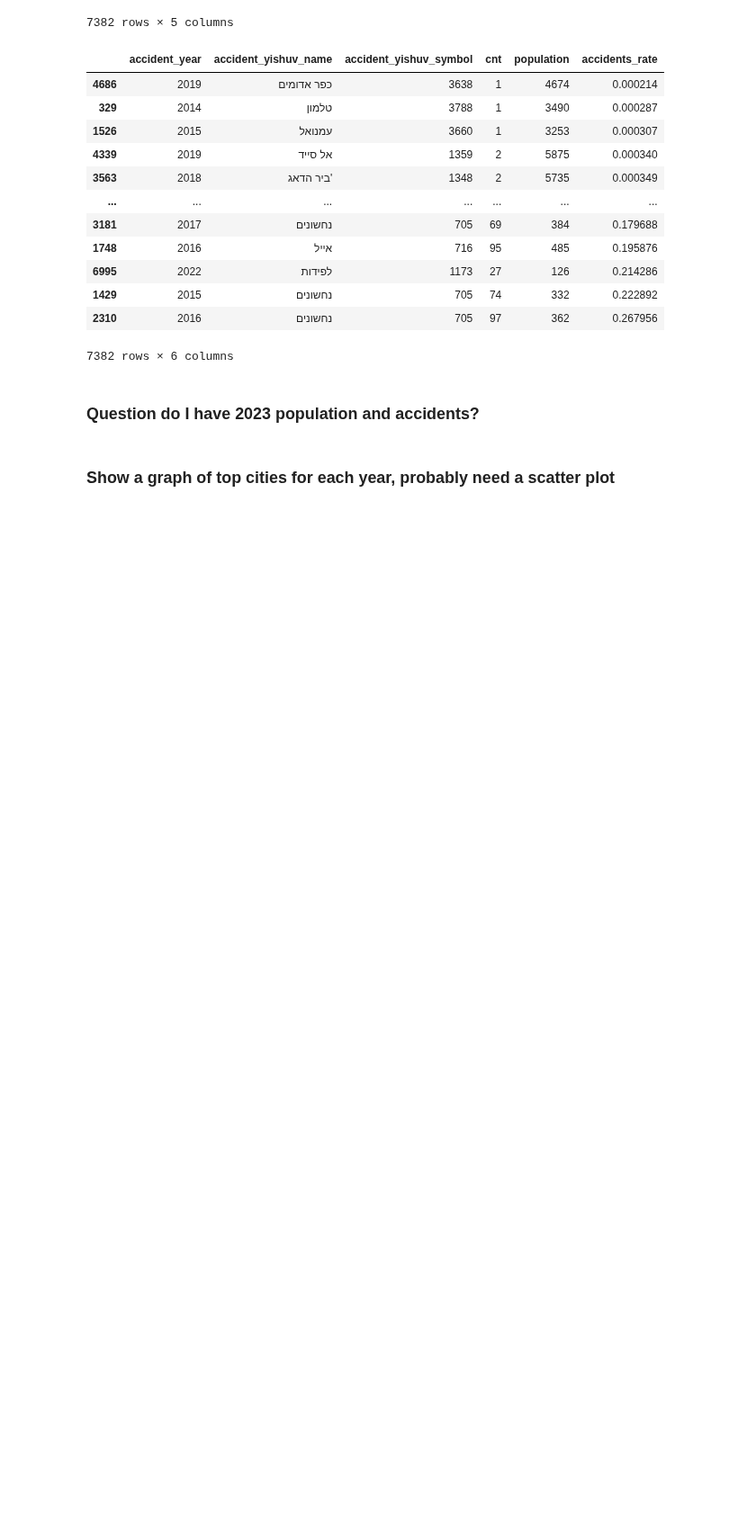
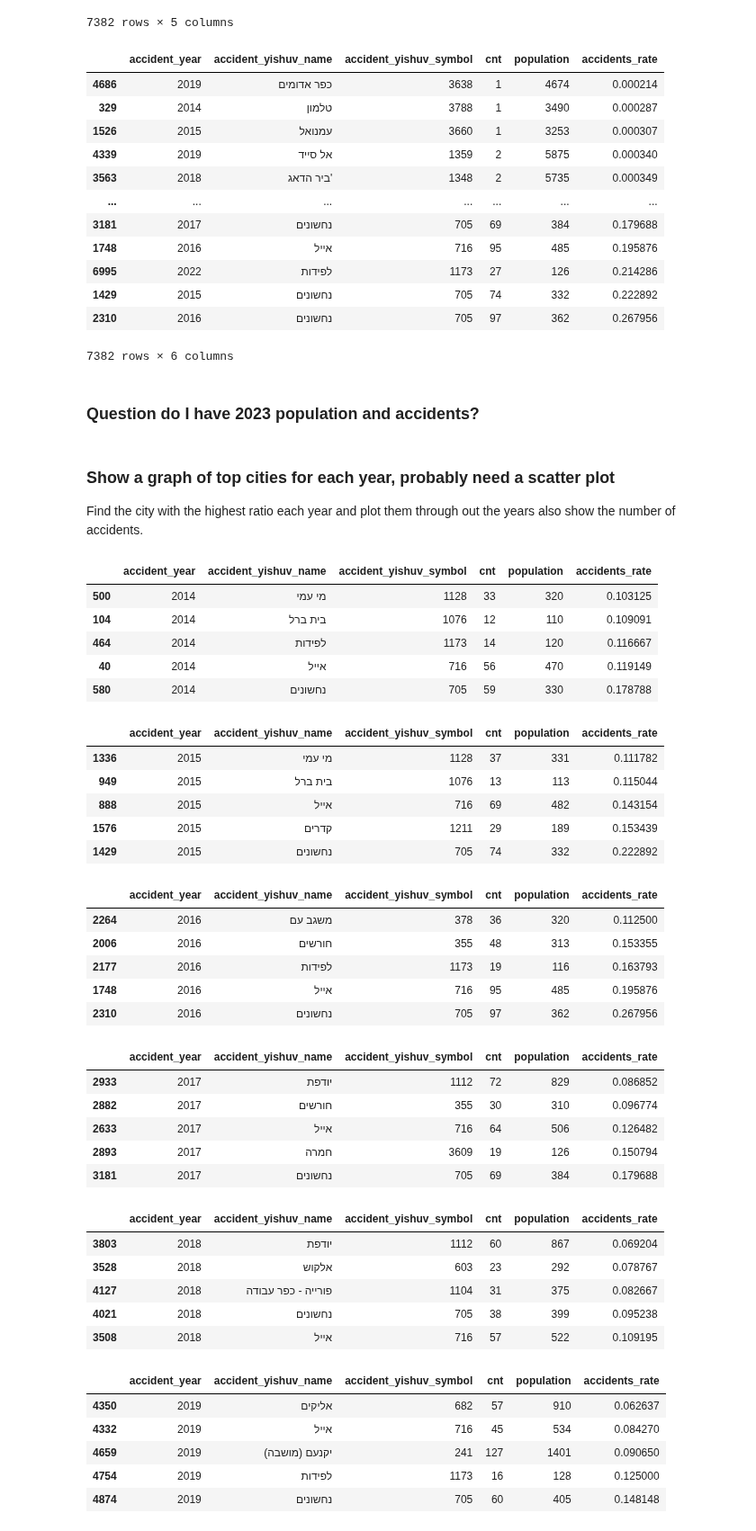
Before and after one commit to tryko/anyway, a Jupyter notebook: EDA_all_cities.ipynb, the cells around one changed output. Shown at 90% size. Saved outputs shown, nothing was run; the diff lists cells and outputs as text; code cells hidden in the pictures; blank space fills up the shorter version.

```diff
--- a/EDA_all_cities.ipynb
+++ b/EDA_all_cities.ipynb
@@ -412,3 +450,50 @@ fig.show()
 ### Question do I have 2023 population and accidents?
 # %% [markdown]
 ### Show a graph of top cities for each year, probably need a scatter plot
+
+Find the city with the highest ratio each year and plot them through out the years also show the number of accidents.
+# %%
+# get top city ratio for each year.
+
+top_cities_by_ratio = []
+for year in [2014,2015,2016,2017, 2018, 2019, 2020, 2021, 2022]:
+    # yishuv_name = imh_year_cnt_pop[imh_year_cnt_pop.accident_year == year].sort_values(by='accidents_rate').tail(1).accident_yishuv_name.values[0]
+    # yishuv_name = imh_year_cnt_pop[imh_year_cnt_pop.accident_year == year].sort_values(by='accidents_rate').tail(1).cnt.values[0]
+    display(imh_year_cnt_pop[imh_year_cnt_pop.accident_year == year].sort_values(by='accidents_rate').tail(5))
+# %% [output]
+|  | accident_year | accident_yishuv_name | accident_yishuv_symbol | cnt | population | accidents_rate |
+| 500 | 2014 | מי עמי | 1128 | 33 | 320 | 0.103125 |
+| 104 | 2014 | בית ברל | 1076 | 12 | 110 | 0.109091 |
+| 464 | 2014 | לפידות | 1173 | 14 | 120 | 0.116667 |
+| 40 | 2014 | אייל | 716 | 56 | 470 | 0.119149 |
+| 580 | 2014 | נחשונים | 705 | 59 | 330 | 0.178788 |
+|  | accident_year | accident_yishuv_name | accident_yishuv_symbol | cnt | population | accidents_rate |
+| 1336 | 2015 | מי עמי | 1128 | 37 | 331 | 0.111782 |
+| 949 | 2015 | בית ברל | 1076 | 13 | 113 | 0.115044 |
+| 888 | 2015 | אייל | 716 | 69 | 482 | 0.143154 |
+| 1576 | 2015 | קדרים | 1211 | 29 | 189 | 0.153439 |
+| 1429 | 2015 | נחשונים | 705 | 74 | 332 | 0.222892 |
+|  | accident_year | accident_yishuv_name | accident_yishuv_symbol | cnt | population | accidents_rate |
+| 2264 | 2016 | משגב עם | 378 | 36 | 320 | 0.112500 |
+| 2006 | 2016 | חורשים | 355 | 48 | 313 | 0.153355 |
+| 2177 | 2016 | לפידות | 1173 | 19 | 116 | 0.163793 |
+| 1748 | 2016 | אייל | 716 | 95 | 485 | 0.195876 |
+| 2310 | 2016 | נחשונים | 705 | 97 | 362 | 0.267956 |
+|  | accident_year | accident_yishuv_name | accident_yishuv_symbol | cnt | population | accidents_rate |
+| 2933 | 2017 | יודפת | 1112 | 72 | 829 | 0.086852 |
+| 2882 | 2017 | חורשים | 355 | 30 | 310 | 0.096774 |
+| 2633 | 2017 | אייל | 716 | 64 | 506 | 0.126482 |
+| 2893 | 2017 | חמרה | 3609 | 19 | 126 | 0.150794 |
+| 3181 | 2017 | נחשונים | 705 | 69 | 384 | 0.179688 |
+|  | accident_year | accident_yishuv_name | accident_yishuv_symbol | cnt | population | accidents_rate |
+| 3803 | 2018 | יודפת | 1112 | 60 | 867 | 0.069204 |
+| 3528 | 2018 | אלקוש | 603 | 23 | 292 | 0.078767 |
+| 4127 | 2018 | פורייה - כפר עבודה | 1104 | 31 | 375 | 0.082667 |
+| 4021 | 2018 | נחשונים | 705 | 38 | 399 | 0.095238 |
+| 3508 | 2018 | אייל | 716 | 57 | 522 | 0.109195 |
+|  | accident_year | accident_yishuv_name | accident_yishuv_symbol | cnt | population | accidents_rate |
+| 4350 | 2019 | אליקים | 682 | 57 | 910 | 0.062637 |
+| 4332 | 2019 | אייל | 716 | 45 | 534 | 0.084270 |
+| 4659 | 2019 | יקנעם (מושבה) | 241 | 127 | 1401 | 0.090650 |
+| 4754 | 2019 | לפידות | 1173 | 16 | 128 | 0.125000 |
+| 4874 | 2019 | נחשונים | 705 | 60 | 405 | 0.148148 |
```
Also changed, not shown: parts of 8 cells of this notebook.
